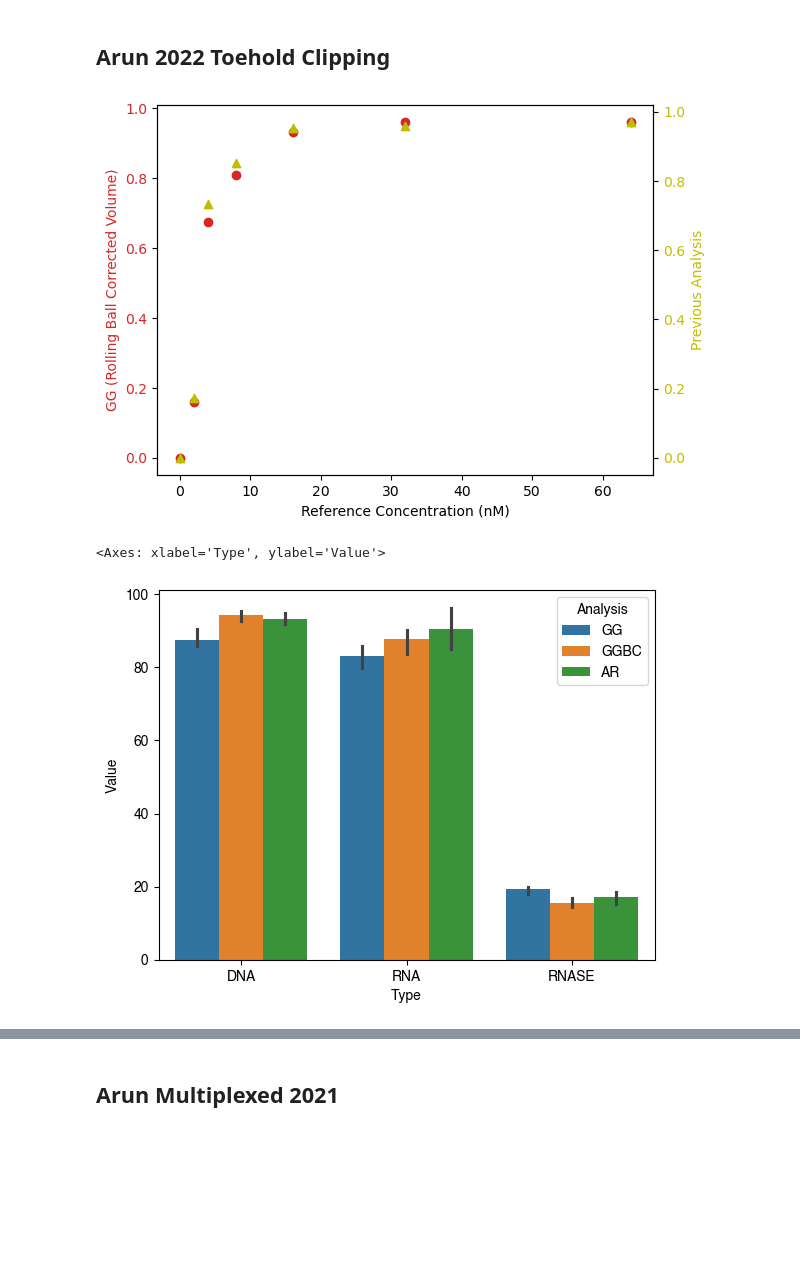
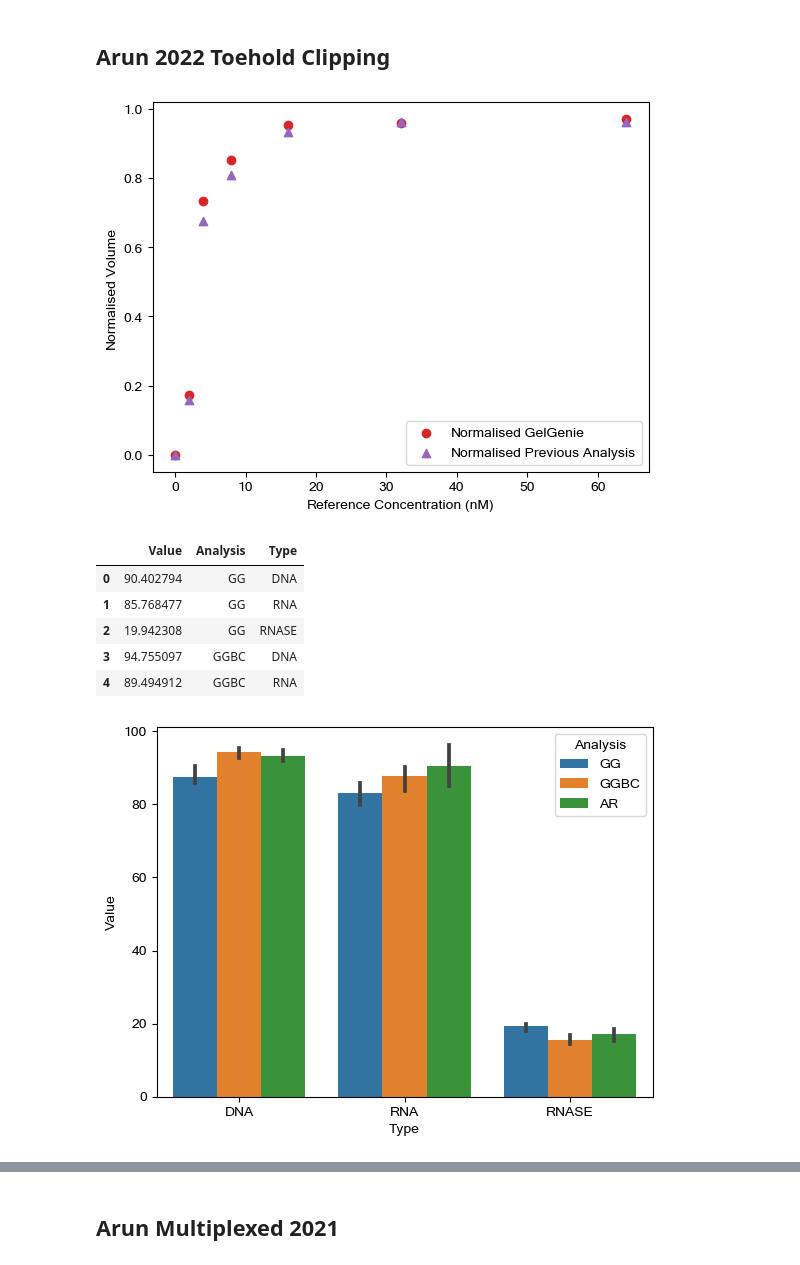
Before and after one commit to mattaq31/GelGenie, a Jupyter notebook: python-gelgenie/statistical_analysis/Paper Comparison Analysis.ipynb, the cells around one changed output, grey strips where cells are left out. Cells and saved outputs as stored; diff of their text form; code cells hidden in the pictures; blank space fills up the shorter version.

```diff
--- a/python-gelgenie/statistical_analysis/Paper Comparison Analysis.ipynb
+++ b/python-gelgenie/statistical_analysis/Paper Comparison Analysis.ipynb
@@ -403,27 +458,34 @@ plt.show()
 # %%
 fig, ax1 = plt.subplots()
 
 orig_data = np.array(arun_2022_fig1f['Original Analysis'])
 gg_data = np.array(arun_2022_fig1f['Raw Volume'])
 gg_data_bc = np.array(arun_2022_fig1f['Rolling Ball Corrected Volume'])
 
 orig_data = (orig_data[0] - orig_data)/orig_data[0]
 gg_data = (gg_data[0] - gg_data)/gg_data[0]
 gg_data_bc = (gg_data_bc[0] - gg_data_bc)/gg_data_bc[0]
 
-color = 'tab:red'
-ax1.set_xlabel('Reference Concentration (nM)')
-ax1.set_ylabel('GG (Rolling Ball Corrected Volume)', color=color)
-ax1.scatter(arun_2022_fig1f['Reference'], orig_data, color=color)
-ax1.tick_params(axis='y', labelcolor=color)
+#zcolor = 'tab:red'
+#ax1.set_xlabel('Reference Concentration (nM)')
+#ax1.set_ylabel('GG (Rolling Ball Corrected Volume)', color=color)
+#ax1.scatter(arun_2022_fig1f['Reference'], orig_data, color=color)
+#ax1.tick_params(axis='y', labelcolor=color)
 # ax1.scatter(arun_2022_fig1f['Reference'], gg_data, color='b')
 
-ax2 = ax1.twinx()
-ax2.set_ylabel('Previous Analysis', color='y')
-ax2.scatter(arun_2022_fig1f['Reference'], gg_data_bc, color='y', marker='^')
-ax2.tick_params(axis='y', labelcolor='y')
+#ax2 = ax1.twinx()
+#ax2.set_ylabel('Previous Analysis', color='y')
+#ax2.scatter(arun_2022_fig1f['Reference'], gg_data_bc, color='y', marker='^')
+#ax2.tick_params(axis='y', labelcolor='y')
+
+plt.scatter(arun_2022_fig1f['Reference'], gg_data_bc, label='Normalised GelGenie', color='tab:red')
+plt.scatter(arun_2022_fig1f['Reference'], orig_data, label='Normalised Previous Analysis', marker='^', color='tab:purple') # used different color to show it was from a different paper
+plt.legend()
+plt.xlabel('Reference Concentration (nM)')
+plt.ylabel('Normalised Volume')
+plt.show()
 # %% [output]
-[figure, old version]
+[figure, new version]
 # %%
 fig, ax1 = plt.subplots()
 
@@ -470,6 +532,13 @@ for d in [arun_2022_fig3f_1, arun_2022_fig3f_2, arun_2022_fig3f_3]:
 full_data_df = pd.DataFrame.from_dict(full_data)
 
 sns.barplot(x='Type', y='Value', hue='Analysis',data=full_data_df)
+
+full_data_df.head()
 # %% [output]
-<Axes: xlabel='Type', ylabel='Value'>
+|  | Value | Analysis | Type |
+| 0 | 90.402794 | GG | DNA |
+| 1 | 85.768477 | GG | RNA |
+| 2 | 19.942308 | GG | RNASE |
+| 3 | 94.755097 | GGBC | DNA |
+| 4 | 89.494912 | GGBC | RNA |
-[figure, old version]
+[figure, new version]
```
Also changed, not shown: parts of 20 cells of this notebook.
